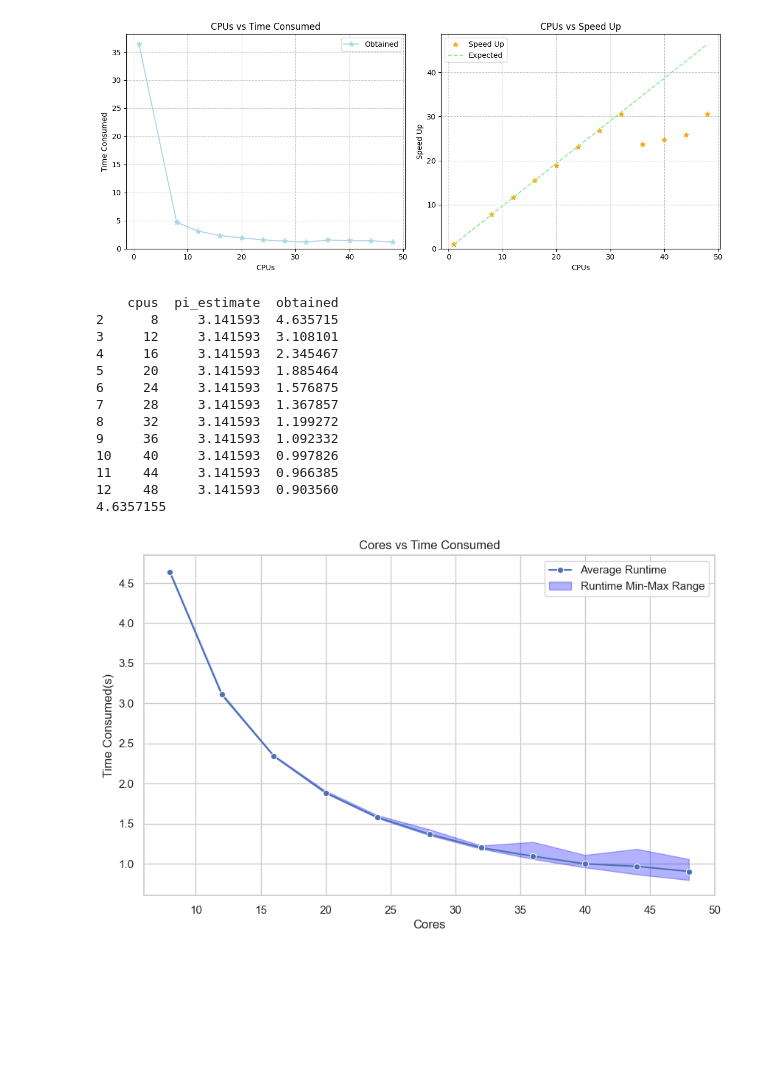
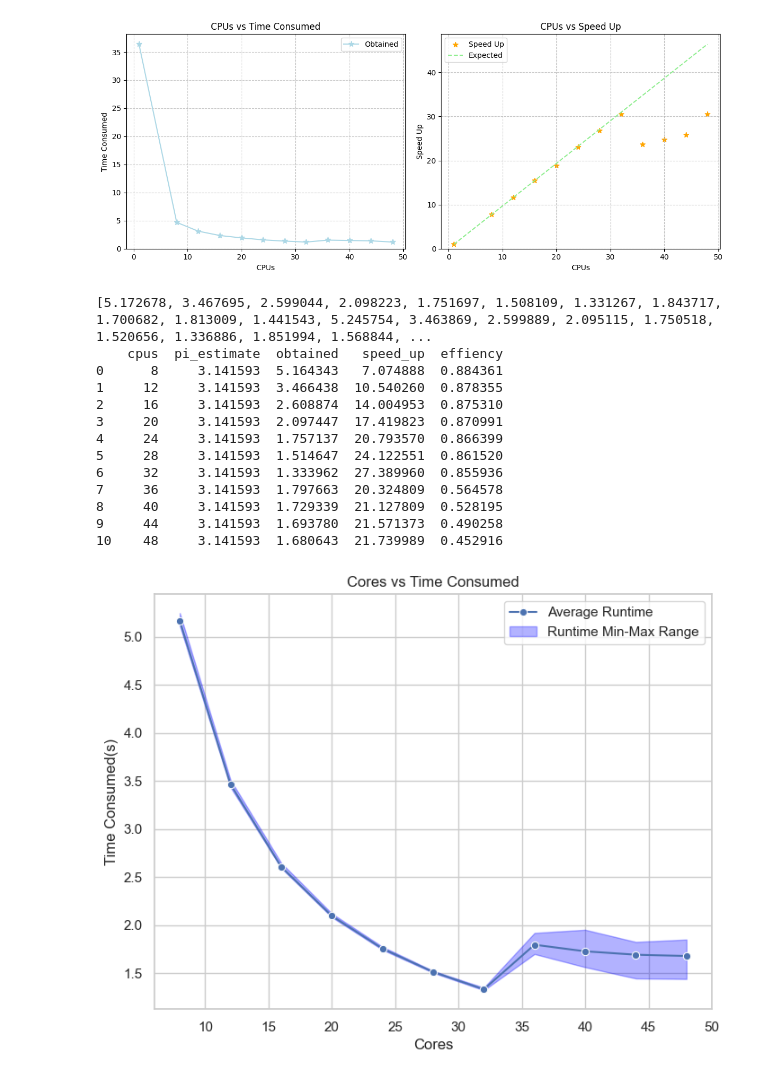
Before and after one commit to dondavan/HPC, a Jupyter notebook: ass2/visualization/pi_vis.ipynb, the cells around one changed output. Saved outputs shown, nothing was run; the diff lists cells and outputs as text; code cells hidden in the pictures; blank space fills up the shorter version.

```diff
--- a/ass2/visualization/pi_vis.ipynb
+++ b/ass2/visualization/pi_vis.ipynb
@@ -171,52 +171,53 @@ import pandas as pd
 import seaborn as sns
 import matplotlib.pyplot as plt
 
-_, _, _, df_all = extract_values_from_file('../output/pi_4966350.out')
+_, _, _, df_all = extract_values_from_file('../output/pi_thread_thin_20.out')
 df_all = df_all.iloc[1:] # ignore the repeated row
 
-start_with = 2 # make it 1 to ignore the first row, to show a more obvious min-max range
+start_with = 0 # make it 1 to ignore the first row, to show a more obvious min-max range
 result_df = df_all.groupby('cpus').mean().reset_index().iloc[start_with:]
 df_min = df_all.groupby('cpus').min().reset_index().iloc[start_with:]
 df_max = df_all.groupby('cpus').max().reset_index().iloc[start_with:]
 
 
 # print(df_all)
 core_1_time = 36.537154
-baseline_time = result_df['obtained'].iloc[0]
-print(baseline_time)
 result_df['speed_up'] = core_1_time / result_df['obtained']
+result_df['effiency'] = result_df['speed_up'] / result_df['cpus']
 result_df
 print(result_df)
 
 
 sns.set(style="whitegrid")
 
-plt.figure(figsize=(10, 6))
+plt.figure(figsize=(8, 6))
 sns.lineplot(x='cpus', y='obtained', data=result_df, label='Average Runtime', marker='o')
 plt.fill_between(result_df['cpus'], df_min['obtained'], df_max['obtained'], color='blue', alpha=0.3, label='Runtime Min-Max Range')
 
 
 plt.xlabel('Cores')
 plt.ylabel('Time Consumed(s)')
 plt.title('Cores vs Time Consumed')
 plt.legend()
 plt.grid(True)
+
+plt.savefig("runtime.svg")
 plt.show()
 # %% [output]
-    cpus  pi_estimate  obtained
-2      8     3.141593  4.635715
-3     12     3.141593  3.108101
-4     16     3.141593  2.345467
-5     20     3.141593  1.885464
-6     24     3.141593  1.576875
-7     28     3.141593  1.367857
-8     32     3.141593  1.199272
-9     36     3.141593  1.092332
-10    40     3.141593  0.997826
-11    44     3.141593  0.966385
-12    48     3.141593  0.903560
-4.6357155
+[5.172678, 3.467695, 2.599044, 2.098223, 1.751697, 1.508109, 1.331267, 1.843717, 1.700682, 1.813009, 1.441543, 5.245754, 3.463869, 2.599889, 2.095115, 1.750518, 1.520656, 1.336886, 1.851994, 1.568844, ...
+    cpus  pi_estimate  obtained   speed_up  effiency
+0      8     3.141593  5.164343   7.074888  0.884361
+1     12     3.141593  3.466438  10.540260  0.878355
+2     16     3.141593  2.608874  14.004953  0.875310
+3     20     3.141593  2.097447  17.419823  0.870991
+4     24     3.141593  1.757137  20.793570  0.866399
+5     28     3.141593  1.514647  24.122551  0.861520
+6     32     3.141593  1.333962  27.389960  0.855936
+7     36     3.141593  1.797663  20.324809  0.564578
+8     40     3.141593  1.729339  21.127809  0.528195
+9     44     3.141593  1.693780  21.571373  0.490258
+10    48     3.141593  1.680643  21.739989  0.452916
-[figure, old version]
+[figure, new version]
 # %%
 import pandas as pd
 
```
Also changed, not shown: parts of 4 cells of this notebook, 10 other files.
